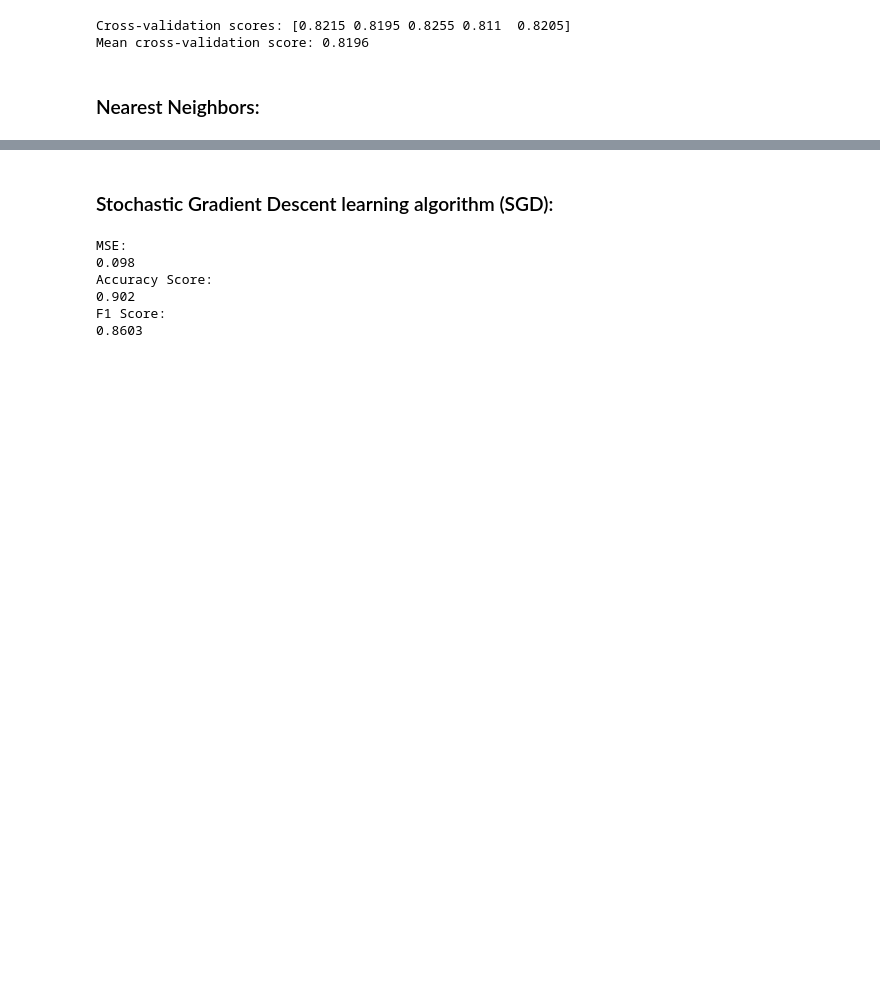
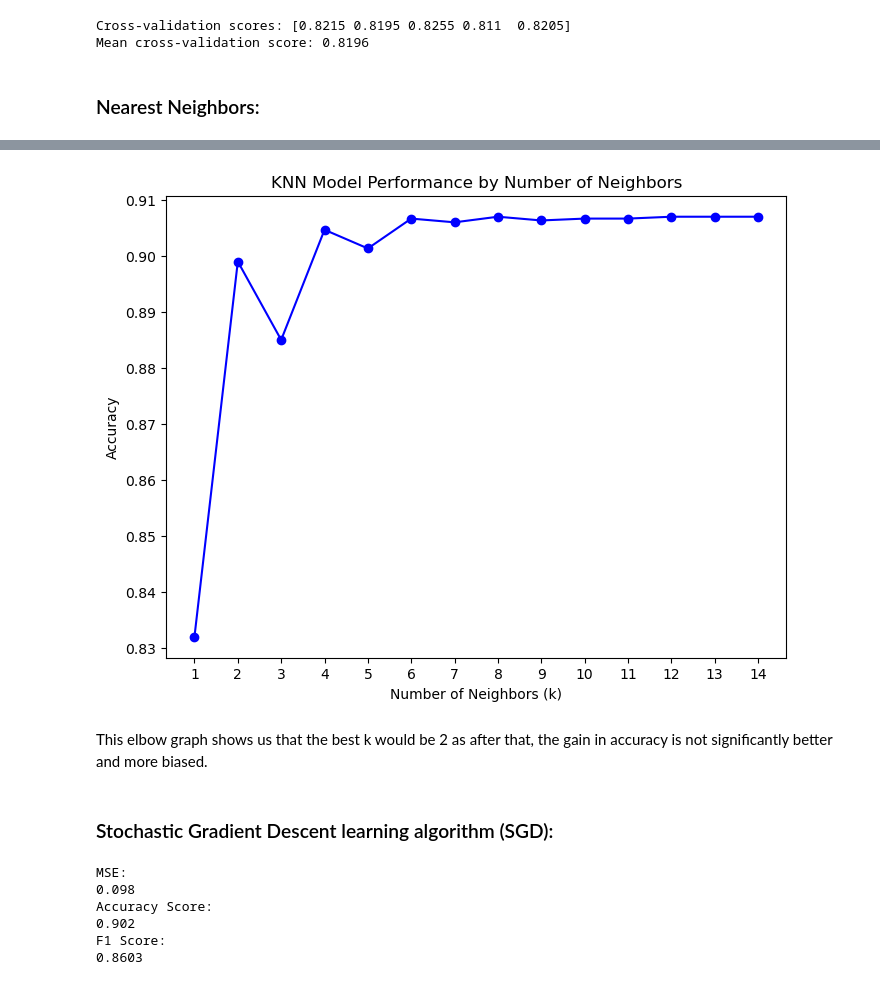
Before and after one commit to gua7/Finance, a Jupyter notebook: ML4F_2023_Assignment_1.ipynb, the cells around one changed output, grey strips where cells are left out. Drawn from its saved outputs; the diff is of its cells as text; code cells hidden in the pictures; blank space fills up the shorter version.

```diff
--- a/ML4F_2023_Assignment_1.ipynb
+++ b/ML4F_2023_Assignment_1.ipynb
@@ -222,3 +222,25 @@ disp.plot()
+# %%
+k_values = range(1, 15)
+accuracies = []
+
+for k in k_values:
+    knn = KNeighborsClassifier(n_neighbors=k)
+    knn.fit(X_train, Y_train)
+    Y_pred_k = knn.predict(X_test_knn)
+    acc = accuracy_score(Y_test, Y_pred_k)
+    accuracies.append(acc)
+# %%
+plt.figure(figsize=(8, 6))
+plt.plot(k_values, accuracies, marker='o', linestyle='-', color='b')
+plt.xlabel('Number of Neighbors (k)')
+plt.ylabel('Accuracy')
+plt.title('KNN Model Performance by Number of Neighbors')
+plt.xticks(k_values)
+plt.show()
+# %% [output]
+[figure, added]
+# %% [markdown]
+This elbow graph shows us that the best k would be 2 as after that, the gain in accuracy is not significantly better and more biased.
 # %% [markdown]
 ### Stochastic Gradient Descent learning algorithm (SGD):
 # %%
```
Also changed, not shown: parts of 2 cells of this notebook.
